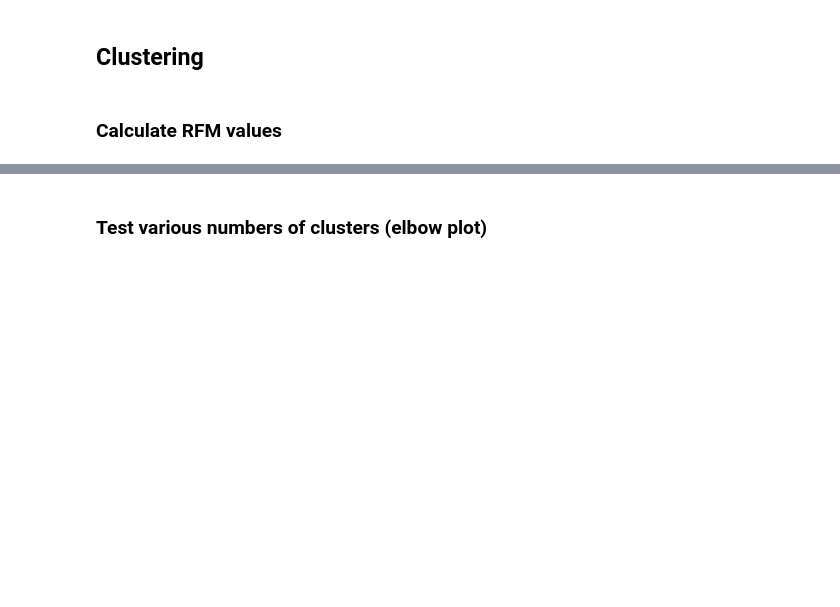
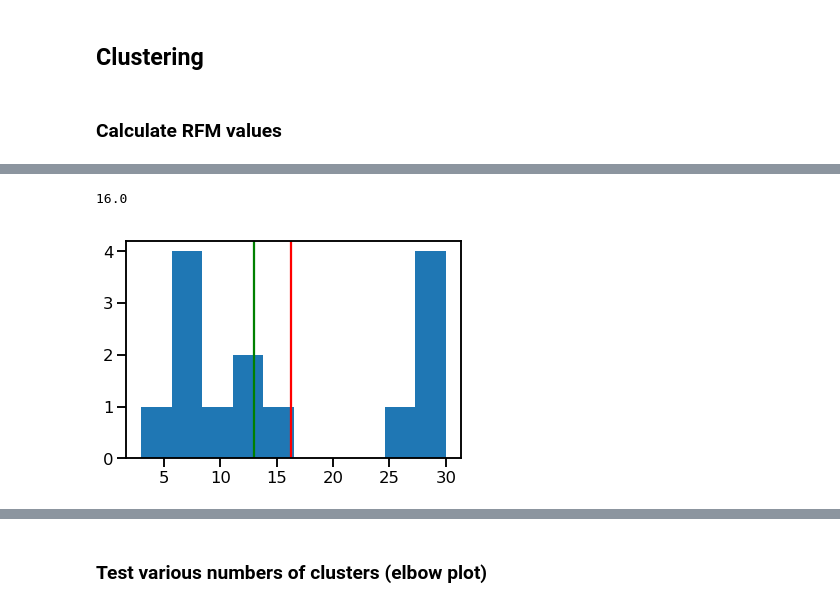
Before and after one commit to jrkreiger/instacart-analysis, a Jupyter notebook: instacart-analysis.ipynb, the cells around one changed output, grey strips where cells are left out. Saved outputs shown, nothing was run; the diff lists cells and outputs as text; code cells hidden in the pictures; blank space fills up the shorter version.

```diff
--- a/instacart-analysis.ipynb
+++ b/instacart-analysis.ipynb
@@ -841,3 +841,7 @@ Power: 1.0
 ## Clustering
 # %% [markdown]
 ### Calculate RFM values
+# %%
+# Calculate recency for each user
+user_2 = orders[orders.user_id == 2]
+user_2
@@ -843,0 +865,11 @@ Power: 1.0
+# %%
+user_2.days_since_prior_order.mean().round(0)
+# %% [output]
+16.0
+# %%
+plt.hist(user_2.days_since_prior_order)
+plt.axvline(user_2.days_since_prior_order.mean(), color='r')
+plt.axvline(user_2.days_since_prior_order.median(), color='g')
+plt.show();
+# %% [output]
+[figure, added]
```
Also changed, not shown: parts of 7 cells of this notebook.
